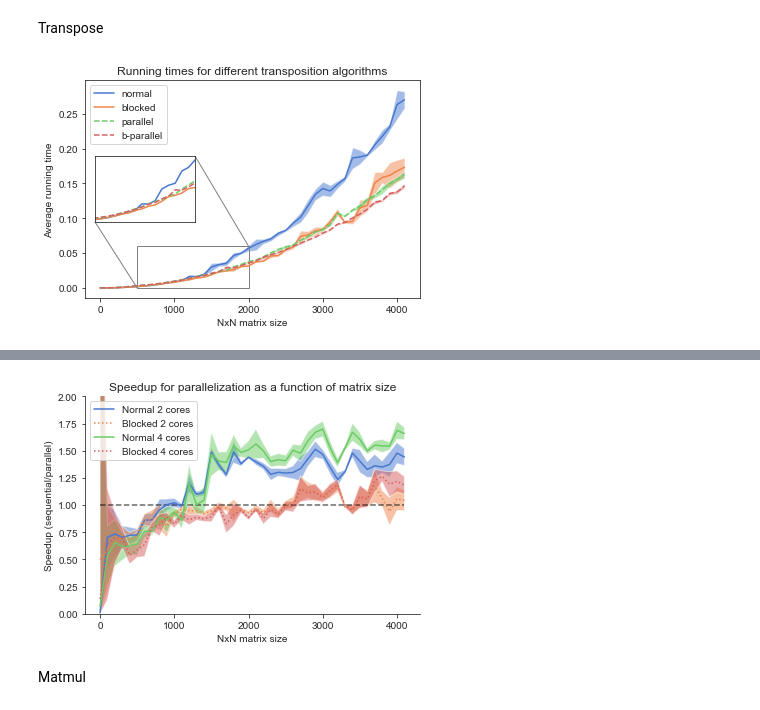
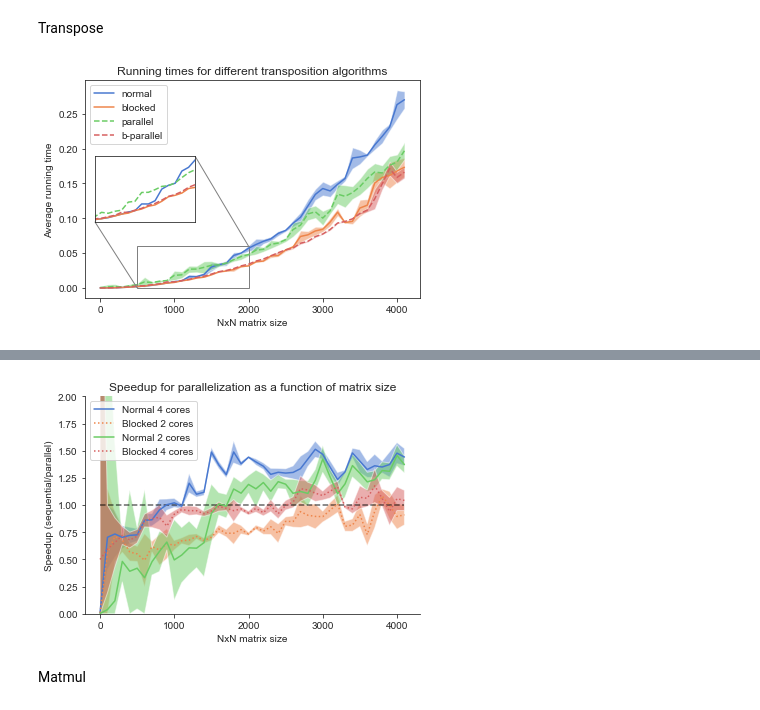
Before and after one commit to JakobSchauser/MLandData, a Jupyter notebook: HPPS/Exam/dataprocessing.ipynb, the cells around one changed output, grey strips where cells are left out. Drawn from its saved outputs; the diff is of its cells as text; code cells hidden in the pictures.

```diff
--- a/HPPS/Exam/dataprocessing.ipynb
+++ b/HPPS/Exam/dataprocessing.ipynb
@@ -123,7 +126,7 @@ avg_times_parallel = np.mean(times,axis = 1)
 std_times_parallel = np.std(times,axis = 1)
 
 
-dat = np.genfromtxt("exam-handout/transpose_blocked_parallel_T_100_4_cores.csv",delimiter = ",",skip_header = 1)
+dat = np.genfromtxt("exam-handout/transpose_blocked_parallel_T_100_2_cores.csv",delimiter = ",",skip_header = 1)
 
 sizes100 = dat[:,0].astype(int)
 times = dat[:,1:]
@@ -172,10 +175,11 @@ mark_inset(ax,axins,1,3,color = "black",fc="none", ec="0.5")
 ax.set_title("Running times for different transposition algorithms")
 ax.set_xlabel("NxN matrix size")
 ax.set_ylabel("Average running time")
+plt.savefig("transposeTimes.pdf")
 
 plt.show()
 # %% [output]
-[figure, old version]
+[figure, new version]
 # %% [markdown]
 ![image.png](attachment:image.png)
 # %%
@@ -188,7 +192,7 @@ parallel_2 = np.mean(times,axis = 1)
 std_parallel_2 = np.std(times,axis = 1)
 
 
-dat = np.genfromtxt("exam-handout/transpose_blocked_parallel_T_100_2_cores.csv",delimiter = ",",skip_header = 1)
+dat = np.genfromtxt("exam-handout/transpose_blocked_parallel_T_100_4_cores.csv",delimiter = ",",skip_header = 1)
 
 sizes = dat[:,0].astype(int)
 times = dat[:,1:]
@@ -214,37 +218,38 @@ speedup_std_blocked2 = np.sqrt((std_times_blocked/avg_times_blocked)**2+(std_par
 fig, ax = plt.subplots()
 
 fillpretty(sizes,speedup_normal2,speedup_std2,ax)
-plt.errorbar(sizes,speedup_normal2,label="Normal 2 cores")
+plt.errorbar(sizes,speedup_normal2,label="Normal 4 cores")
 
 
 fillpretty(sizes,speedup_blocked2,speedup_std_blocked2,ax)
 plt.errorbar(sizes,speedup_blocked2,label="Blocked 2 cores",ls = ":")
 # plt.plot(sizes[1:],speedup_blocked[1:])
 
 
 fillpretty(sizes,speedup_normal,speedup_normal_std,ax)
-plt.errorbar(sizes,speedup_normal,label="Normal 4 cores")
+plt.errorbar(sizes,speedup_normal,label="Normal 2 cores")
 
 
 
 fillpretty(sizes,speedup_blocked,speedup_blocked_std,ax)
 plt.errorbar(sizes,speedup_blocked,label="Blocked 4 cores",ls = ":")
 
 
 
 ax.hlines(1,min(sizes),max(sizes),ls='--',color ="black",alpha = 0.6)
 
 ax.set_ylim(0,2)
 sns.despine()
 plt.legend()
 
 ax.set_title("Speedup for parallelization as a function of matrix size")
 ax.set_xlabel("NxN matrix size")
 ax.set_ylabel("Speedup (sequential/parallel)")
+plt.savefig("transposeSpeedup.pdf")
 
 plt.show()
 # %% [output]
-[figure, old version]
+[figure, new version]
 # %% [markdown]
 Matmul
 # %%
```
Also changed, not shown: parts of 7 cells of this notebook, 14 other files.
